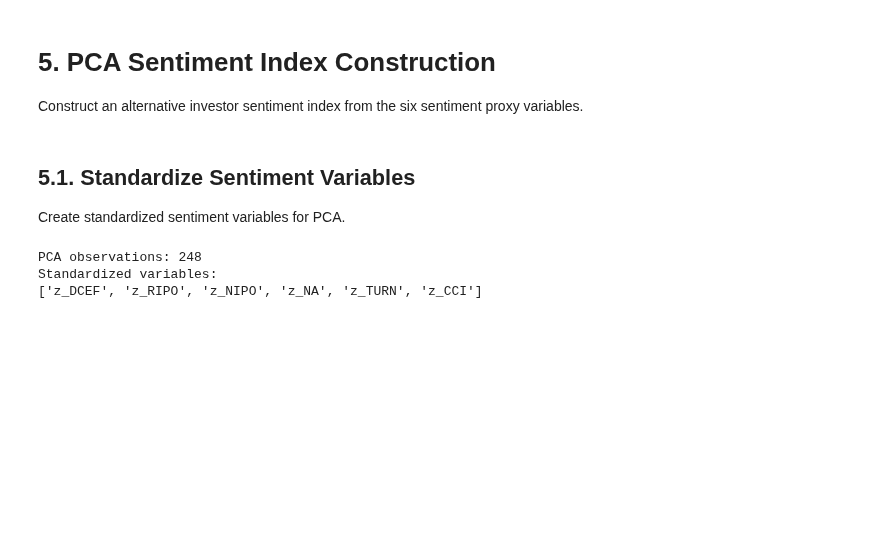
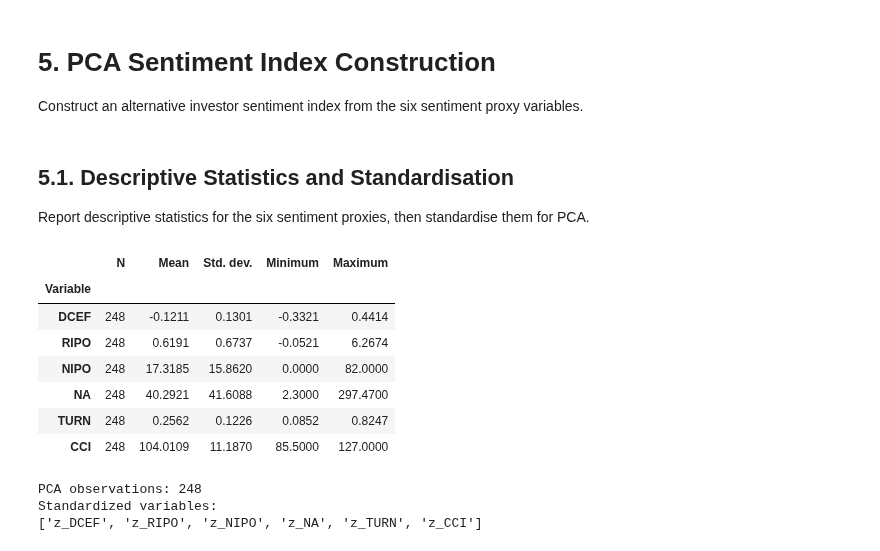
Before and after one commit to yang2094582004-ai/MSIN0114---Dissertation, a Jupyter notebook: Analysis.ipynb, the cells around one changed output. Saved outputs shown, nothing was run; the diff lists cells and outputs as text; code cells hidden in the pictures; blank space fills up the shorter version.

```diff
--- a/Analysis.ipynb
+++ b/Analysis.ipynb
@@ -1052,9 +1052,32 @@ display(granger_lag4_table_formatted)
 
 Construct an alternative investor sentiment index from the six sentiment proxy variables.
 # %% [markdown]
-## 5.1. Standardize Sentiment Variables
+## 5.1. Descriptive Statistics and Standardisation
 
-Create standardized sentiment variables for PCA.
+Report descriptive statistics for the six sentiment proxies, then standardise them for PCA.
+# %%
+# Descriptive statistics for the six sentiment proxies used in PCA.
+sentiment_pca_vars = ["DCEF", "RIPO", "NIPO", "NA", "TURN", "CCI"]
+
+summary_sentiment = pd.DataFrame({
+    "N": master_df[sentiment_pca_vars].count(),
+    "Mean": master_df[sentiment_pca_vars].mean(),
+    "Std. dev.": master_df[sentiment_pca_vars].std(ddof=1),
+    "Minimum": master_df[sentiment_pca_vars].min(),
+    "Maximum": master_df[sentiment_pca_vars].max()
+})
+
+summary_sentiment.index.name = "Variable"
+display(summary_sentiment.round(4))
+# %% [output]
+|  | N | Mean | Std. dev. | Minimum | Maximum |
+| Variable |  |  |  |  |  |
+| DCEF | 248 | -0.1211 | 0.1301 | -0.3321 | 0.4414 |
+| RIPO | 248 | 0.6191 | 0.6737 | -0.0521 | 6.2674 |
+| NIPO | 248 | 17.3185 | 15.8620 | 0.0000 | 82.0000 |
+| NA | 248 | 40.2921 | 41.6088 | 2.3000 | 297.4700 |
+| TURN | 248 | 0.2562 | 0.1226 | 0.0852 | 0.8247 |
+| CCI | 248 | 104.0109 | 11.1870 | 85.5000 | 127.0000 |
 # %%
 # Sentiment variables used for PCA.
 sentiment_pca_vars = ["DCEF", "RIPO", "NIPO", "NA", "TURN", "CCI"]
```
Also changed, not shown: parts of 4 cells of this notebook, 2 other files.
